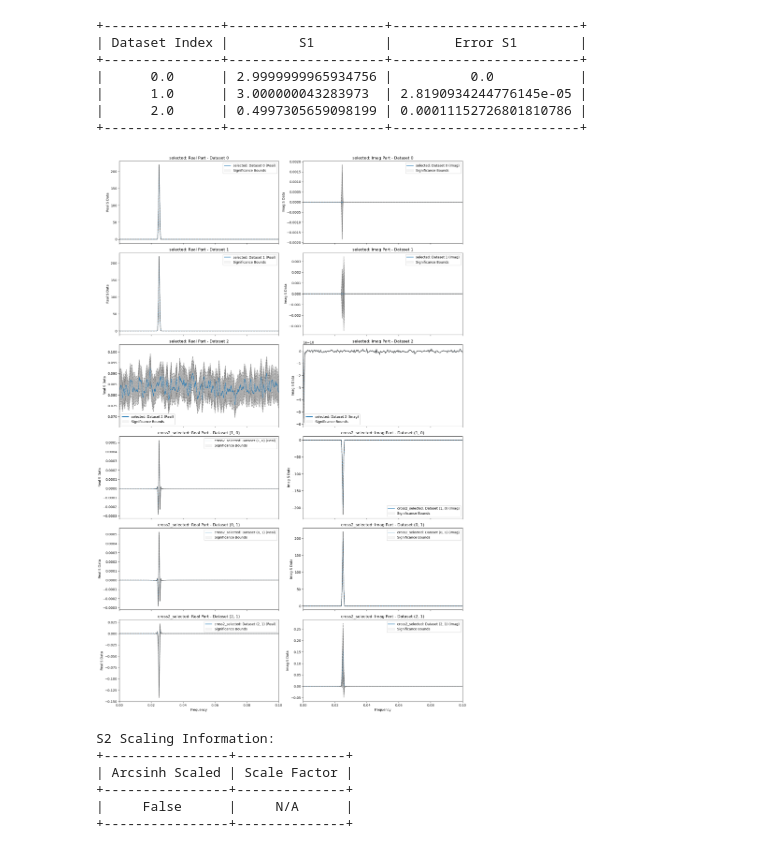
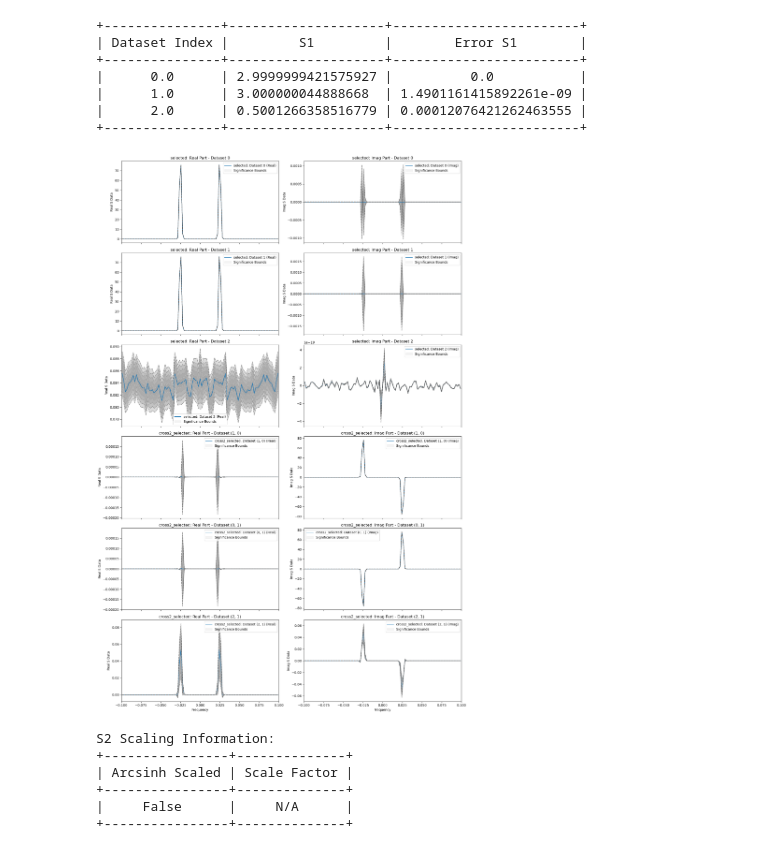
Before and after one commit to ArminGEtemad/SignalSnap-PyTorch, a Jupyter notebook: ExampleJupyterNB.ipynb, the cells around one changed output. Drawn from its saved outputs; the diff is of its cells as text; code cells hidden in the pictures.

```diff
--- a/ExampleJupyterNB.ipynb
+++ b/ExampleJupyterNB.ipynb
@@ -17,7 +17,7 @@ config1 = DataImportConfig(data=data1)
 config2 = DataImportConfig(data=data2)
 config3 = DataImportConfig(data=data3)
 # %%
-sconfig = SpectrumConfig(dt=1, f_unit='Hz', backend='cpu', order_in=[1, 2], spectrum_size=1000, show_first_frame=True)
+sconfig = SpectrumConfig(dt=1, f_min=-0.1, f_max=0.1, f_unit='Hz', backend='cpu', order_in=[1, 2], spectrum_size=100, show_first_frame=True)
 selected_data = [0, 1, 2]
 cconfig = CrossConfig(cross_corr_2=[(1, 0), (0, 1), (2, 1)])
 scalc = SpectrumCalculator(sconfig, cconfig, [config1, config2, config3], selected=selected_data)
@@ -27,16 +27,16 @@ scalc.calc_spec();
 # %%
-pconfig = PlotConfig(f_min=0, f_max=0.1, display_orders=None, significance=5, arcsinh_scale=(False, 0.02), plot_format=['re', 'im'])
+pconfig = PlotConfig(f_min=-0.1, f_max=0.1, display_orders=None, significance=5, arcsinh_scale=(False, 0.02), plot_format=['re', 'im'])
 plotter = SpectrumPlotter(sconfig, cconfig, scalc, pconfig)
 plotter.display()
 # %% [output]
 +---------------+--------------------+------------------------+
 | Dataset Index |         S1         |        Error S1        |
 +---------------+--------------------+------------------------+
-|      0.0      | 2.9999999965934756 |          0.0           |
-|      1.0      | 3.000000043283973  | 2.8190934244776145e-05 |
-|      2.0      | 0.4997305659098199 | 0.00011152726801810786 |
+|      0.0      | 2.9999999421575927 |          0.0           |
+|      1.0      | 3.000000044888668  | 1.4901161415892261e-09 |
+|      2.0      | 0.5001266358516779 | 0.00012076421262463555 |
 +---------------+--------------------+------------------------+
-[figure, old version]
+[figure, new version]
 S2 Scaling Information:
 +----------------+--------------+
 | Arcsinh Scaled | Scale Factor |
```
Also changed, not shown: parts of 5 cells of this notebook, 2 other files.
